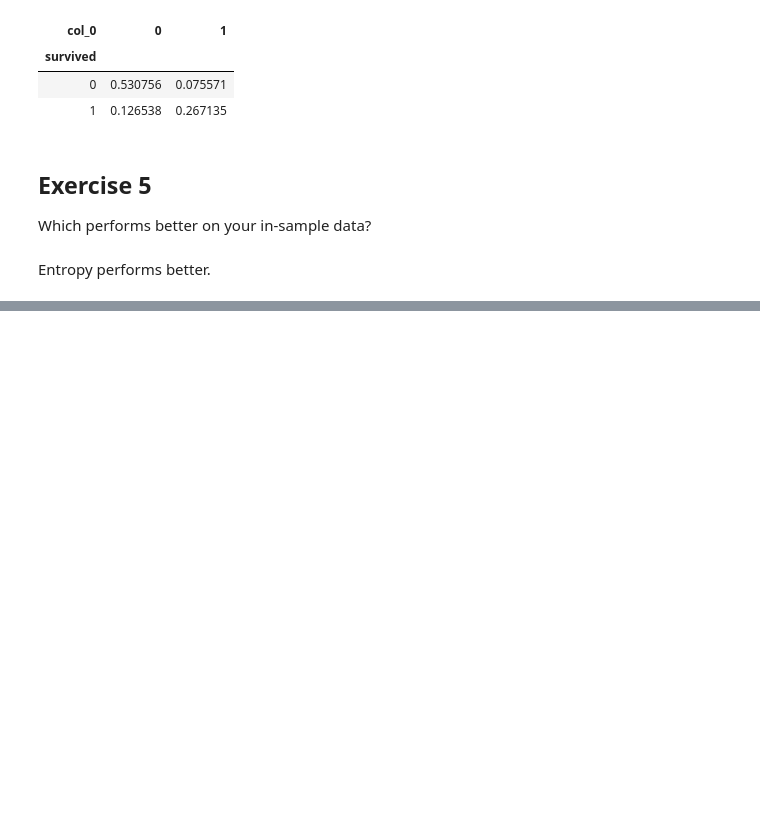
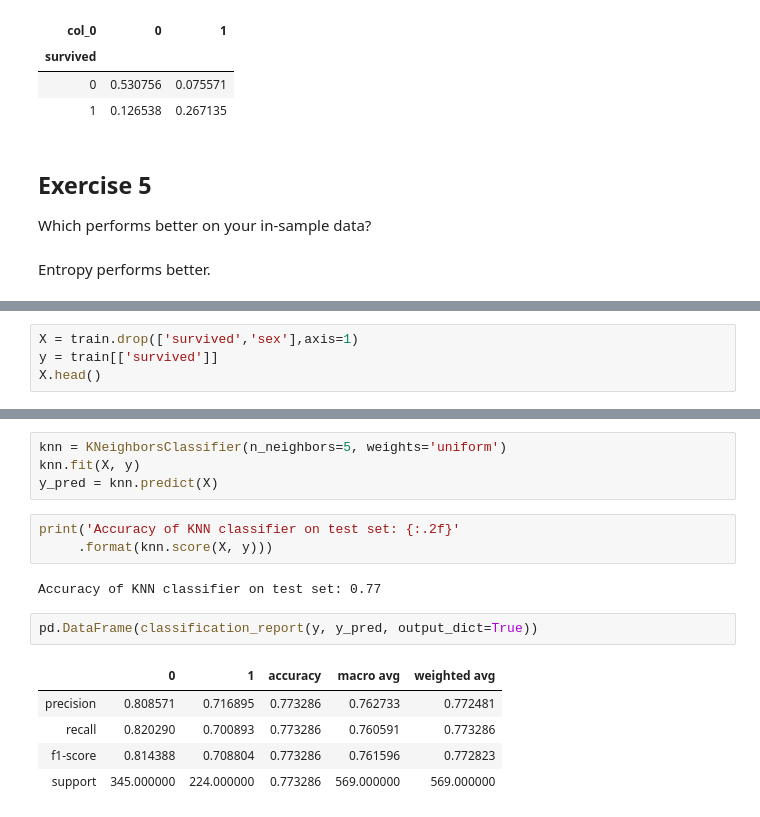
Before and after one commit to allenjiang666/ds-methodologies-exercises, a Jupyter notebook: classification/model.ipynb, the cells around one changed output, grey strips where cells are left out. Saved outputs shown, nothing was run; the diff lists cells and outputs as text; blank space fills up the shorter version.

```diff
--- a/classification/model.ipynb
+++ b/classification/model.ipynb
@@ -333,0 +343,4 @@ Entropy performs better.
+# %%
+X = train.drop(['survived','sex'],axis=1)
+y = train[['survived']]
+X.head()
@@ -333,0 +354,17 @@ Entropy performs better.
+# %%
+knn = KNeighborsClassifier(n_neighbors=5, weights='uniform')
+knn.fit(X, y)
+y_pred = knn.predict(X)
+# %%
+print('Accuracy of KNN classifier on test set: {:.2f}'
+     .format(knn.score(X, y)))
+# %% [output]
+Accuracy of KNN classifier on test set: 0.77
+# %%
+pd.DataFrame(classification_report(y, y_pred, output_dict=True))
+# %% [output]
+|  | 0 | 1 | accuracy | macro avg | weighted avg |
+| precision | 0.808571 | 0.716895 | 0.773286 | 0.762733 | 0.772481 |
+| recall | 0.820290 | 0.700893 | 0.773286 | 0.760591 | 0.773286 |
+| f1-score | 0.814388 | 0.708804 | 0.773286 | 0.761596 | 0.772823 |
+| support | 345.000000 | 224.000000 | 0.773286 | 569.000000 | 569.000000 |
```
Also changed, not shown: parts of 16 cells of this notebook, 3 other files.
